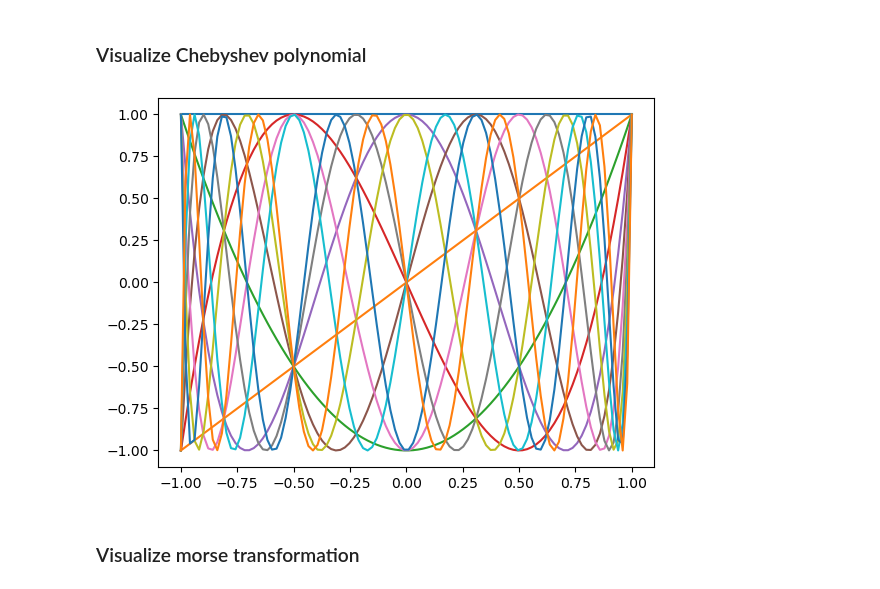
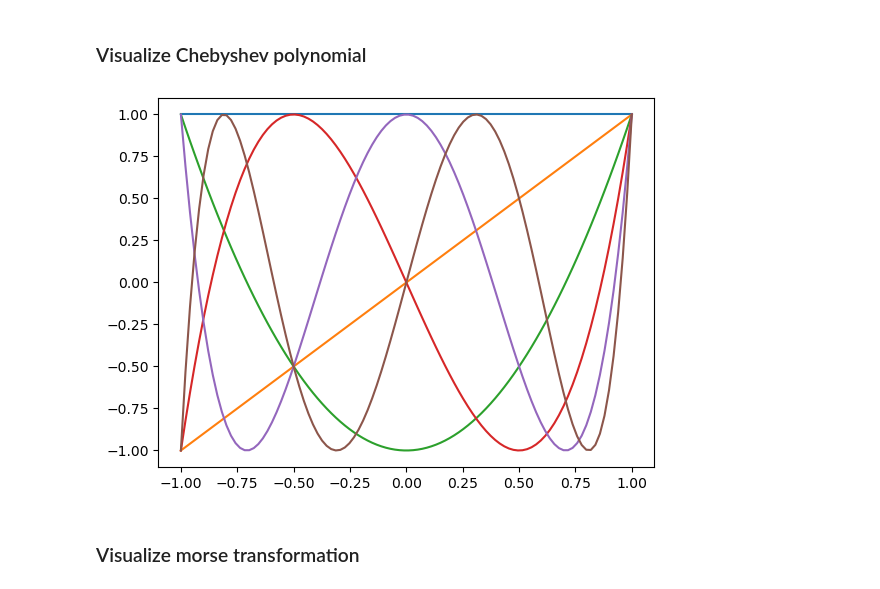
Before and after one commit to laubachb/chimes_CGD-myLLFork, a Jupyter notebook: test_scripts/chimes_SVD.ipynb, the cells around one changed output. Drawn from its saved outputs; the diff is of its cells as text; code cells hidden in the pictures.

```diff
--- a/test_scripts/chimes_SVD.ipynb
+++ b/test_scripts/chimes_SVD.ipynb
@@ -29,15 +29,15 @@ def fs(r, r_out, fo=0.75):
 # %% [markdown]
 ### Visualize Chebyshev polynomial
 # %%
-order = 12
+order = 6
 s = np.linspace(-1, 1, 100)
 
 plt.figure(dpi=100)
 for i in range(order):
     T = eval_chebyt(i, s)
     plt.plot(s, T)
 # %% [output]
-[figure, old version]
+[figure, new version]
 # %% [markdown]
 ### Visualize morse transformation
 # %%
```
Also changed, not shown: parts of 15 cells of this notebook.
